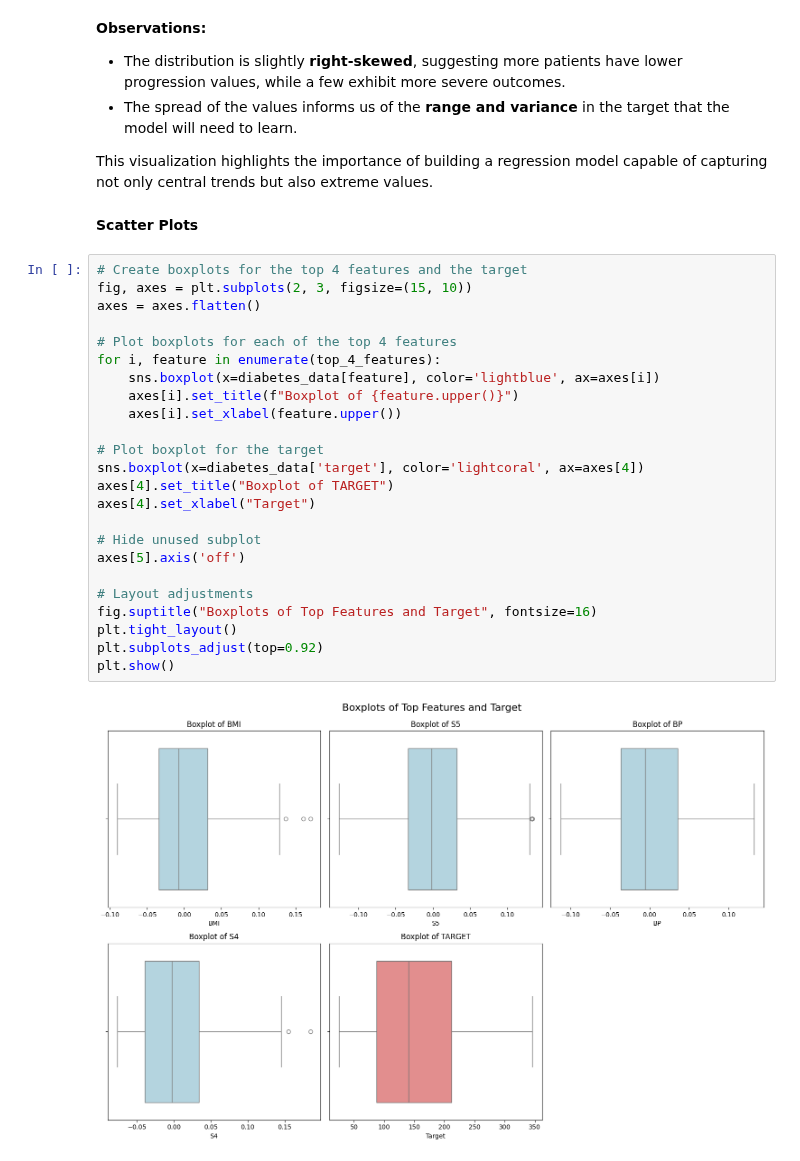
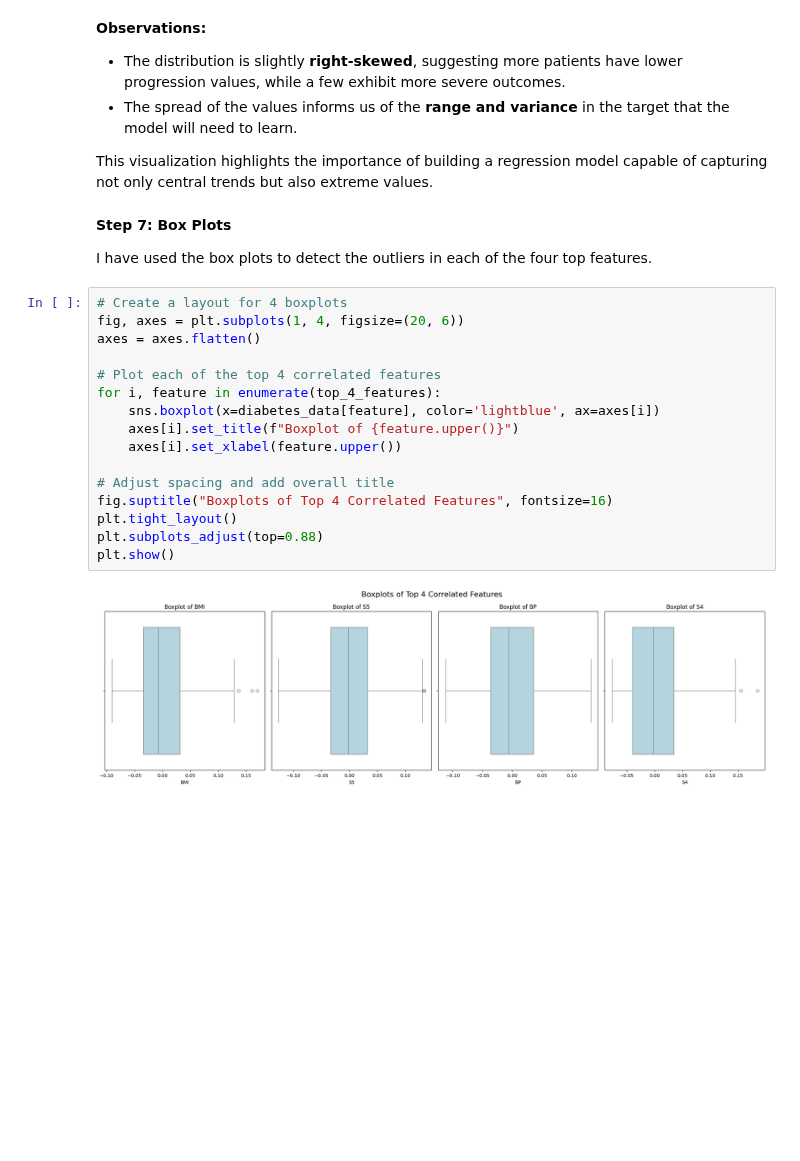
Before and after one commit to MandeepCon/Practical-Lab-2-MLR, a Jupyter notebook: Practical lab2.ipynb, the cells around one changed output. Drawn from its saved outputs; the diff is of its cells as text; blank space fills up the shorter version.

Commit message:
Box-plot to check outliers

```diff
--- a/Practical lab2.ipynb
+++ b/Practical lab2.ipynb
@@ -252,30 +252,24 @@ plt.show()
 
 This visualization highlights the importance of building a regression model capable of capturing not only central trends but also extreme values.
 # %% [markdown]
-**Scatter Plots**
+**Step 7: Box Plots**
+
+I have used the box plots to detect the outliers in each of the four top features.
 # %%
-# Create boxplots for the top 4 features and the target
-fig, axes = plt.subplots(2, 3, figsize=(15, 10))
+# Create a layout for 4 boxplots
+fig, axes = plt.subplots(1, 4, figsize=(20, 6))
 axes = axes.flatten()
 
-# Plot boxplots for each of the top 4 features
+# Plot each of the top 4 correlated features
 for i, feature in enumerate(top_4_features):
     sns.boxplot(x=diabetes_data[feature], color='lightblue', ax=axes[i])
     axes[i].set_title(f"Boxplot of {feature.upper()}")
     axes[i].set_xlabel(feature.upper())
 
-# Plot boxplot for the target
-sns.boxplot(x=diabetes_data['target'], color='lightcoral', ax=axes[4])
-axes[4].set_title("Boxplot of TARGET")
-axes[4].set_xlabel("Target")
-
-# Hide unused subplot
-axes[5].axis('off')
-
-# Layout adjustments
-fig.suptitle("Boxplots of Top Features and Target", fontsize=16)
+# Adjust spacing and add overall title
+fig.suptitle("Boxplots of Top 4 Correlated Features", fontsize=16)
 plt.tight_layout()
-plt.subplots_adjust(top=0.92)
+plt.subplots_adjust(top=0.88)
 plt.show()
 # %% [output]
-[figure, old version]
+[figure, new version]
```
